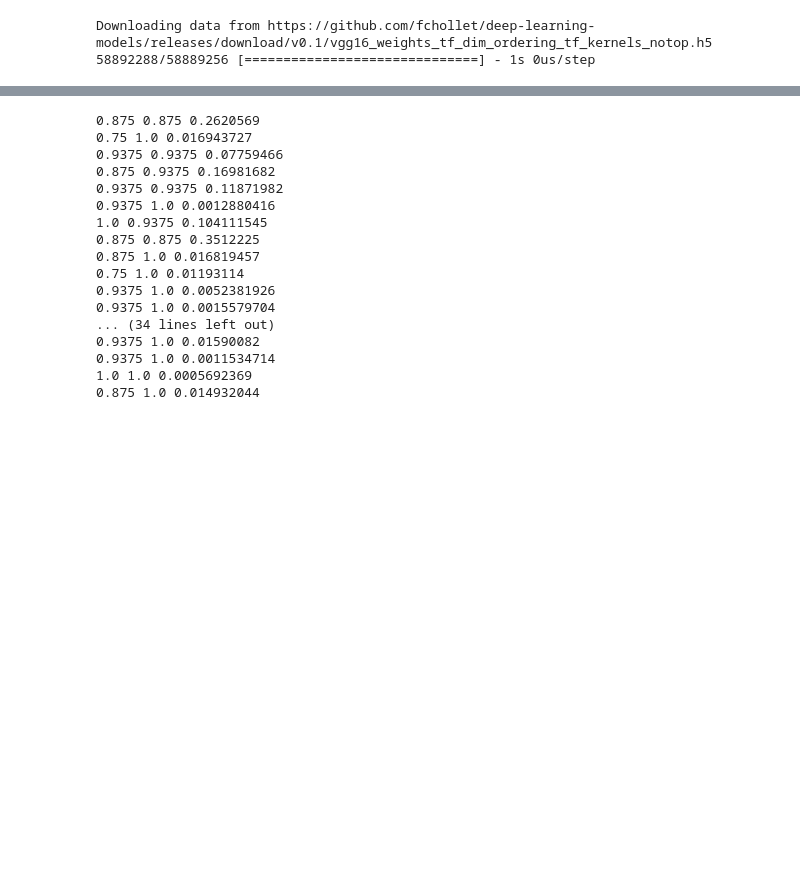
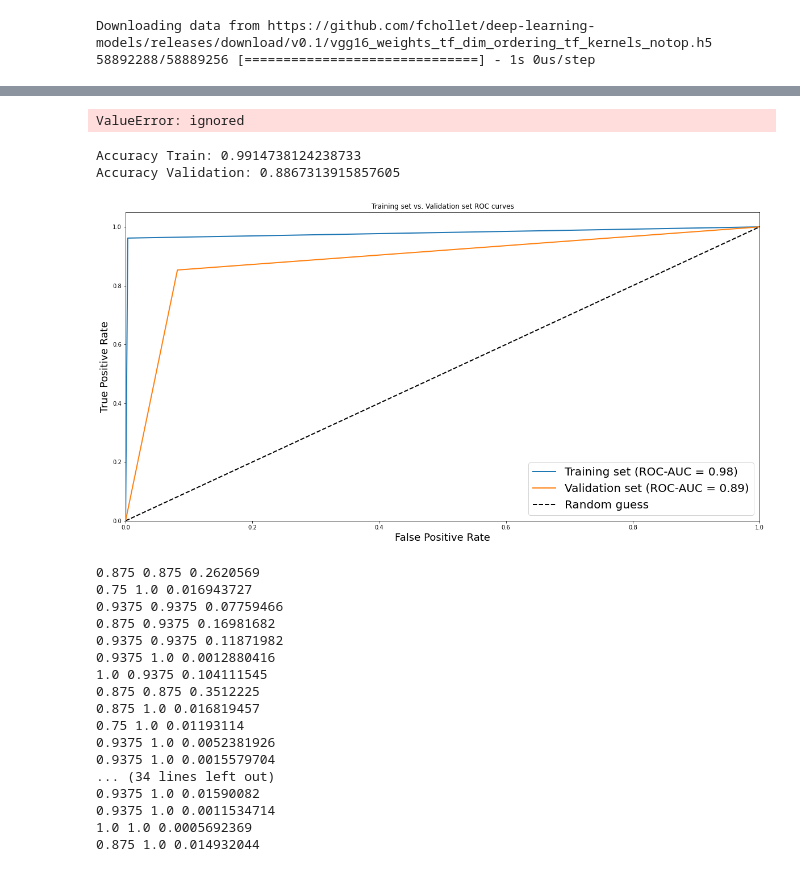
Before and after one commit to Shellyga/MAFAT-Radar-Challenge, a Jupyter notebook: Copy_of_MAFAT_Radar_Challenge_Baseline_CNN_Model.ipynb, the cells around one changed output, grey strips where cells are left out. Saved outputs shown, nothing was run; the diff lists cells and outputs as text; code cells hidden in the pictures; blank space fills up the shorter version.

```diff
--- a/Copy_of_MAFAT_Radar_Challenge_Baseline_CNN_Model.ipynb
+++ b/Copy_of_MAFAT_Radar_Challenge_Baseline_CNN_Model.ipynb
@@ -892,5 +920,15 @@ from keras.optimizers import Adam
 from keras import losses
 loss_function = losses.BinaryCrossentropy()
 opt = Adam(lr=1e-4)
-model.compile(loss=loss_function, optimizer=opt, metrics=["accuracy"])
+model.compile(loss=loss_function, optimizer=opt, metrics=[AUC(),"accuracy"])
 # model.compile(loss="categorical_crossentropy", optimizer=opt, metrics=["accuracy"])
+# %%
+train_x = train_x.reshape(-1,126,32,1)
+val_x= val_x.reshape (-1,126,32,1)
+# %%
+history = model.fit(
+    train_x,
+    encoded_train_y,
+    epochs=110,
+    validation_data=(val_x, encoded_val_y)
+)
@@ -896,0 +954,13 @@ model.compile(loss=loss_function, optimizer=opt, metrics=["accuracy"])
+# %%
+train_y_hat = model.predict(train_x)
+val_y_hat = model.predict(val_x)
+# %% [output]
+ValueError: ignored
+# %%
+from sklearn import metrics
+# Model Accuracy, how often is the classifier correct?
+print("Accuracy Train:",metrics.accuracy_score(encoded_train_y.argmax(1), train_y_hat.argmax(1)))
+print("Accuracy Validation:",metrics.accuracy_score(encoded_val_y.argmax(1), val_y_hat.argmax(1)))
+# %% [output]
+Accuracy Train: 0.9914738124238733
+Accuracy Validation: 0.8867313915857605
@@ -896,0 +969,8 @@ model.compile(loss=loss_function, optimizer=opt, metrics=["accuracy"])
+# %%
+# Plot ROC curve and show ROC-AUC results of the training and validation sets.
+from sklearn.metrics import roc_auc_score, roc_curve, auc
+pred = [train_y_hat.argmax(axis=1),val_y_hat.argmax(axis=1)]
+actual = [encoded_train_y.argmax(1), encoded_val_y.argmax(1)]
+stats(pred, actual)
+# %% [output]
+[figure, added]
```
Also changed, not shown: parts of 12 cells of this notebook.
